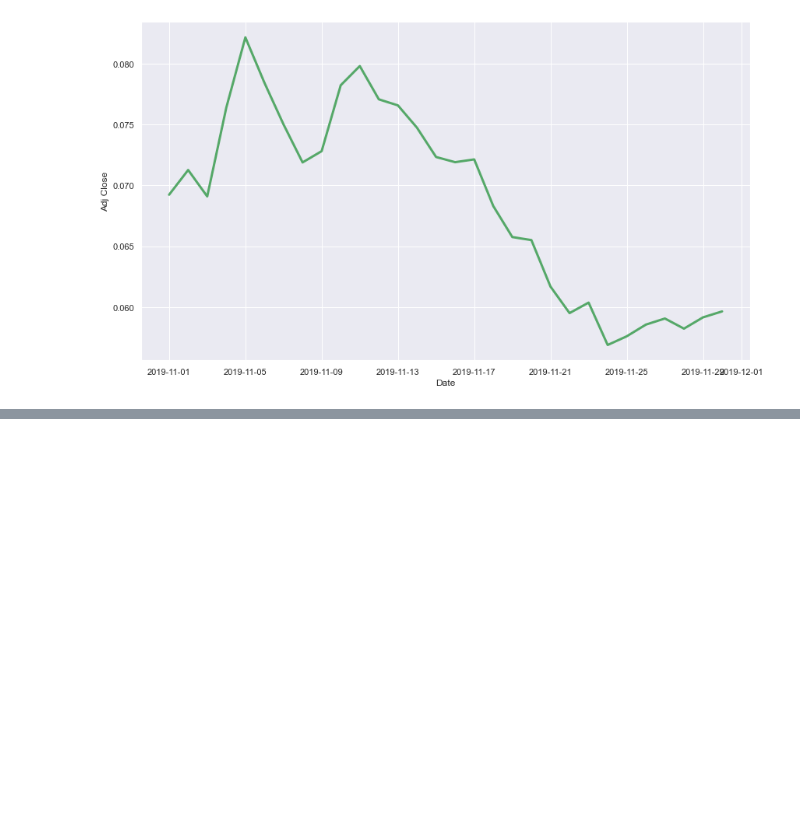
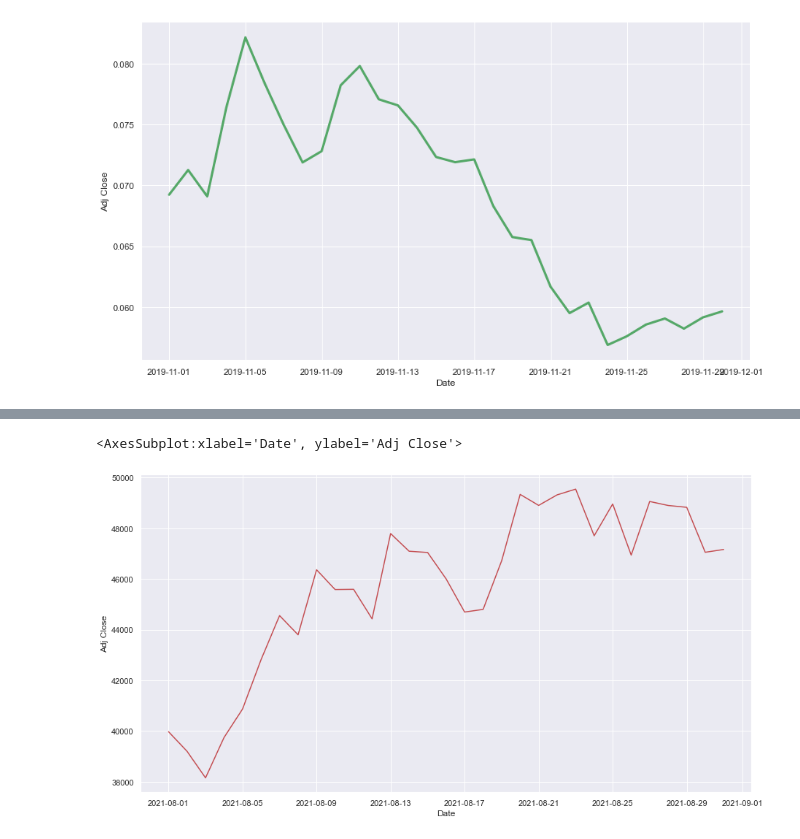
Before and after one commit to emel333/tulsa_burn, a Jupyter notebook: burn_analysis.ipynb, the cells around one changed output, grey strips where cells are left out. Saved outputs shown, nothing was run; the diff lists cells and outputs as text; code cells hidden in the pictures; blank space fills up the shorter version.

```diff
--- a/burn_analysis.ipynb
+++ b/burn_analysis.ipynb
@@ -22,6 +23,7 @@ import plotly.express as px
 
 eth = ['ETH-USD']
 xlm = ['XLM-USD']
+btc = ['BTC-USD']
 # %%
 eth_data = yf.download(eth, start='2021-08-01',
                 end='2021-08-31')
@@ -116,0 +142,3 @@ ax = sns.lineplot(data=xlm_data, x ='Date', y = 'Adj Close', color = 'g', palett
+# %%
+btc_data = yf.download(btc, start='2021-08-01',
+                end='2021-08-31')
@@ -116,0 +168,7 @@ ax = sns.lineplot(data=xlm_data, x ='Date', y = 'Adj Close', color = 'g', palett
+# %%
+# Plotting the adjusted closing price for BTC
+plt.figure(figsize = (15,8))
+sns.lineplot(x = 'Date', y = 'Adj Close', color = 'r', data = btc_data)
+# %% [output]
+<AxesSubplot:xlabel='Date', ylabel='Adj Close'>
+[figure, added]
```
Also changed, not shown: parts of 7 cells of this notebook.
